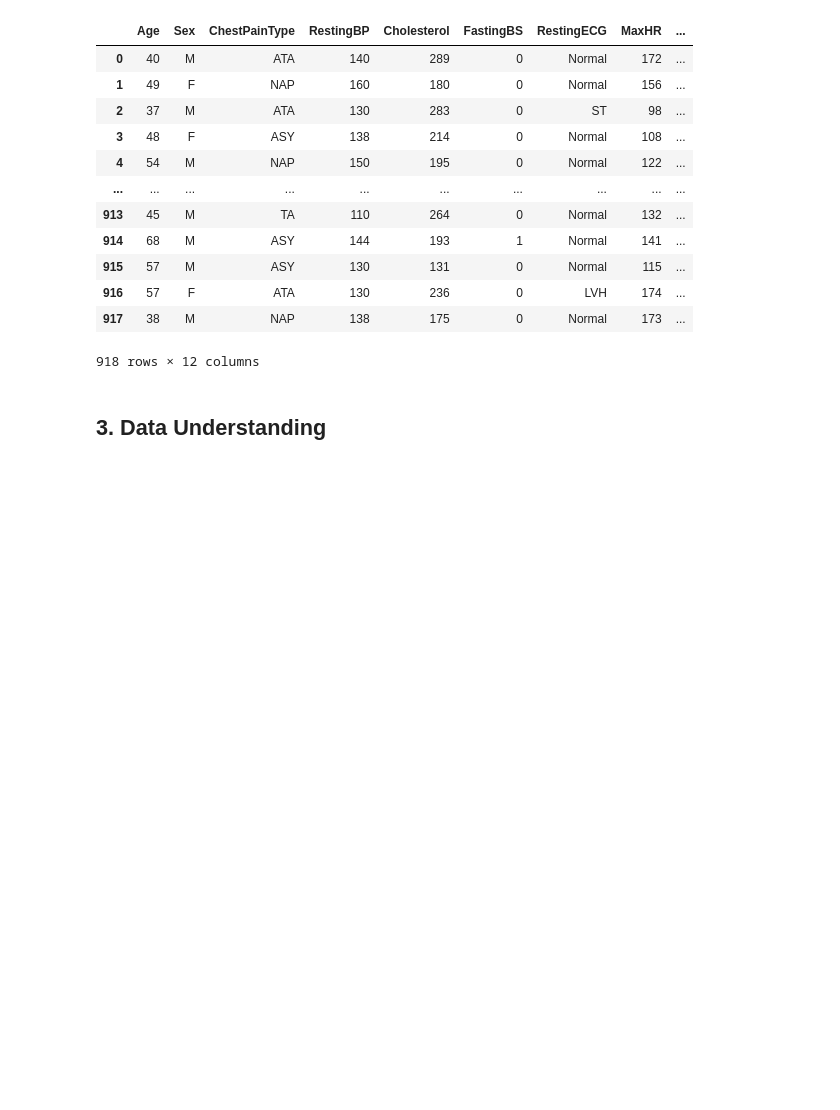
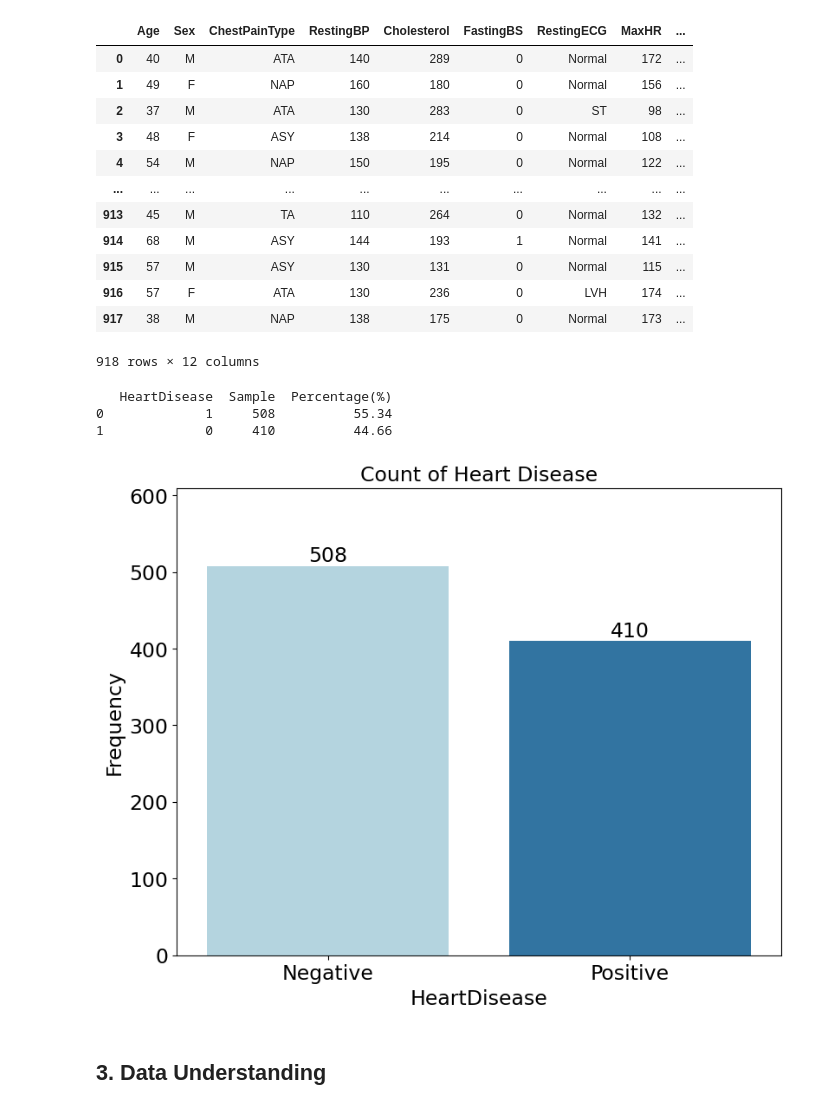
Before and after one commit to azhar-anas/sel-nnml-heart-disease-prediction, a Jupyter notebook: notebooks/1.1_ds1_data_preprocessing.ipynb, the cells around one changed output. Drawn from its saved outputs; the diff is of its cells as text; code cells hidden in the pictures; blank space fills up the shorter version.

```diff
--- a/notebooks/1.1_ds1_data_preprocessing.ipynb
+++ b/notebooks/1.1_ds1_data_preprocessing.ipynb
@@ -34,6 +34,37 @@ df
 | 916 | 57 | F | ATA | 130 | 236 | 0 | LVH | 174 | ... |
 | 917 | 38 | M | NAP | 138 | 175 | 0 | Normal | 173 | ... |
 918 rows × 12 columns
+# %%
+categorical_features = ['Sex', 'ChestPainType', 'FastingBS', 'RestingECG', 'ExerciseAngina', 'ST_Slope', 'HeartDisease']
+
+feature = categorical_features[6]
+summary_df = df[feature].value_counts().rename_axis(feature).reset_index(name='Sample')
+summary_df['Percentage(%)'] = (summary_df['Sample'] / len(df) * 100).round(2)
+print(summary_df)
+
+plt.figure(figsize=(9, 7))
+plt.title(f'Count of Heart Disease', fontsize=17)
+ax = sns.countplot(data=df, x=feature, hue=feature, order=summary_df[feature], palette={True: 'lightblue', False: 'tab:blue'}, dodge=False, legend=False)
+ax.set_xticks([False, True])
+ax.set_xticklabels(['Negative', 'Positive'])
+ax.set_xlabel(feature, fontsize=17)
+ax.set_ylabel('Frequency', fontsize=17)
+ax.tick_params(axis='x', labelsize=17)
+ax.tick_params(axis='y', labelsize=17)
+ax.set_ylim(0, df[feature].value_counts().max() * 1.2)
+
+for p in ax.patches:
+    if p.get_height() > 0:
+        ax.annotate(f'{int(p.get_height())}',
+                    (p.get_x() + p.get_width() / 2., p.get_height()),
+                    ha='center', va='bottom', fontsize=17)
+
+plt.show()
+# %% [output]
+   HeartDisease  Sample  Percentage(%)
+0             1     508          55.34
+1             0     410          44.66
+[figure, added]
 # %% [markdown]
 ## **3. Data Understanding**
 # %% [markdown]
```
Also changed, not shown: parts of 16 cells of this notebook, 1 other file.
